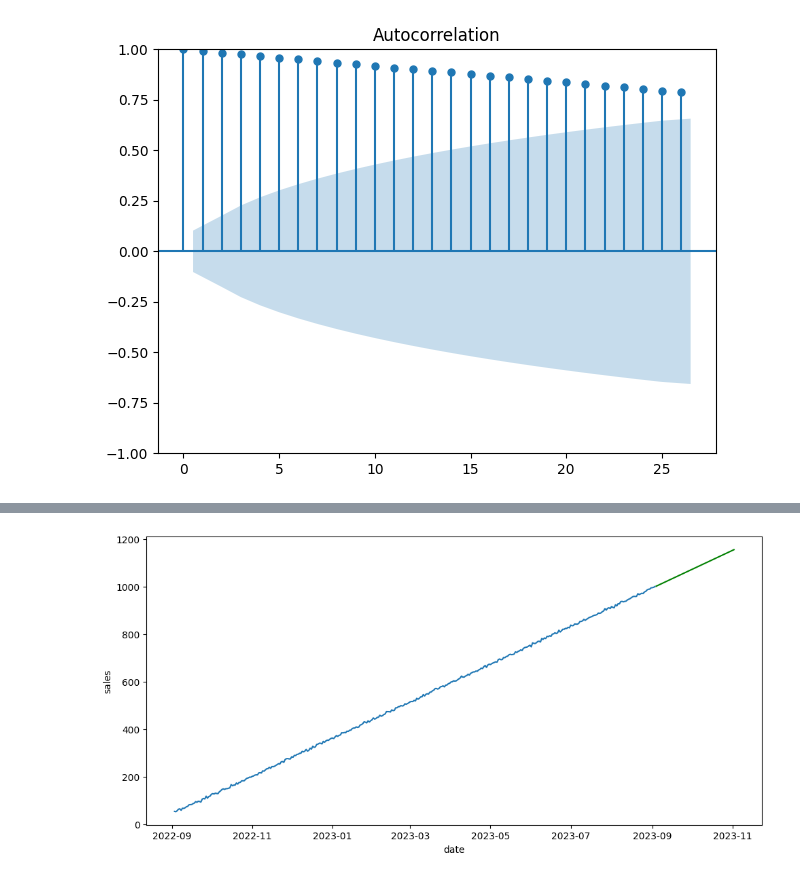
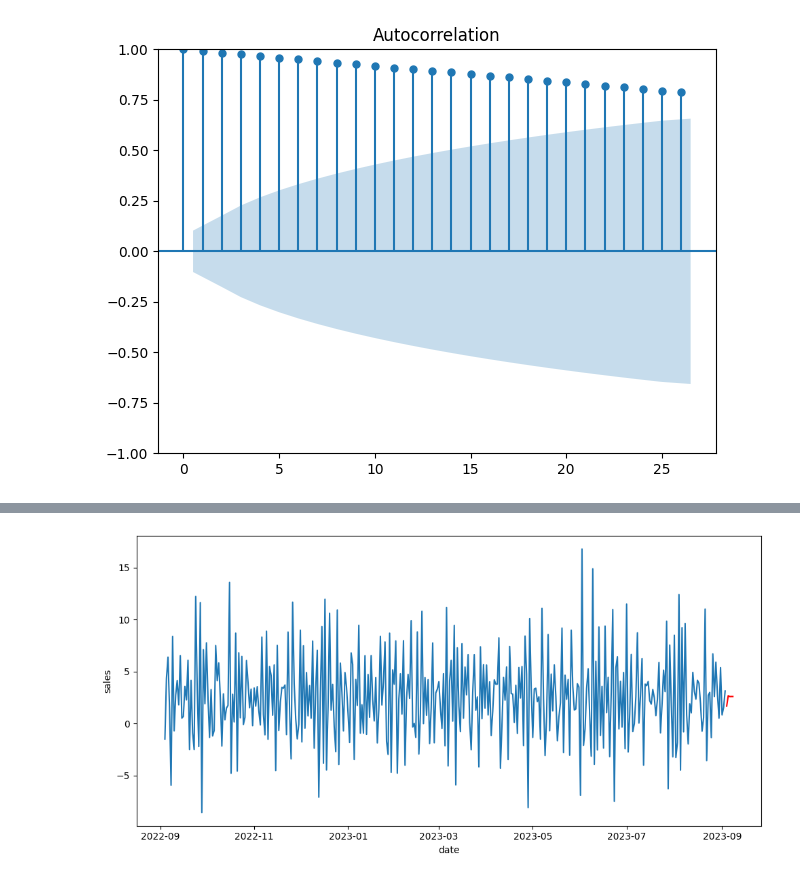
Before and after one commit to Nicolas-DL/ts_alternativa, a Jupyter notebook: src/explore.ipynb, the cells around one changed output, grey strips where cells are left out. Saved outputs shown, nothing was run; the diff lists cells and outputs as text; code cells hidden in the pictures.

```diff
--- a/src/explore.ipynb
+++ b/src/explore.ipynb
@@ -155,3 +157,7 @@ plt.tight_layout()
 plt.show()
 # %% [output]
 [figure]
+# %%
+ts_stationary = ts.diff().dropna()
+
+test_stationarity(ts_stationary)
@@ -158,6 +174,6 @@ plt.show()
 # %%
 from pmdarima import auto_arima
 
-model = auto_arima(ts, seasonal = True, trace = True)
+model = auto_arima(ts_stationary, seasonal = True, trace = True)
 # %% [output]
 Performing stepwise search to minimize aic
@@ -178,4 +194,4 @@ Total fit time: 2.056 seconds
 # %%
-forecast = model.predict(60)
+forecast = model.predict(5)
 forecast
 # %% [output]
@@ -199,14 +204,14 @@ Freq: D, dtype: float64
 # %%
 fig, axis = plt.subplots(figsize = (10, 5))
 
-sns.lineplot(data = ts)
-sns.lineplot(data = forecast, c = "green")
+sns.lineplot(data = ts_stationary)
+sns.lineplot(data = forecast, c = "red")
 
 plt.tight_layout()
 
 plt.show()
 # %% [output]
-[figure, old version]
+[figure, new version]
 # %%
 from pickle import dump
 
```
Also changed, not shown: parts of 4 cells of this notebook, 2 other files.
